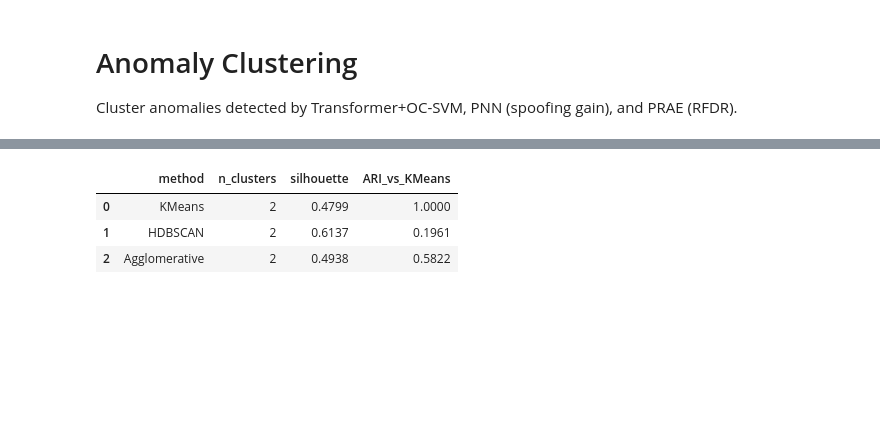
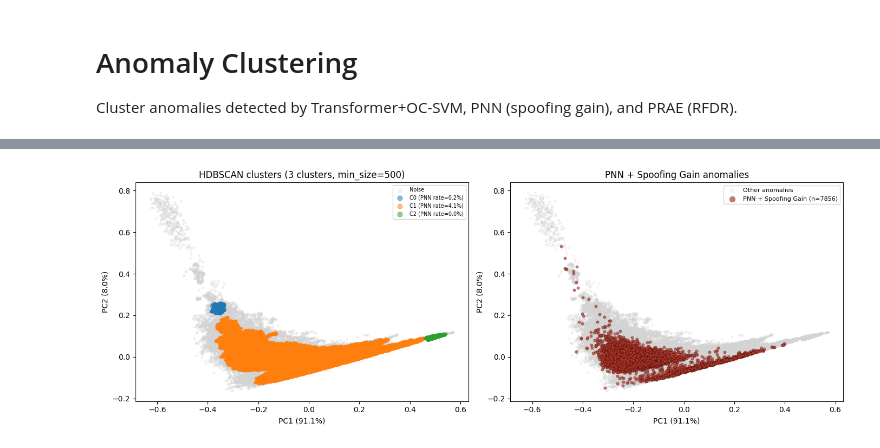
Before and after one commit to adonis107/MDS, a Jupyter notebook: notebooks/6. anomaly clustering.ipynb, the cells around one changed output, grey strips where cells are left out. Cells and saved outputs as stored; diff of their text form; code cells hidden in the pictures; blank space fills up the shorter version.

```diff
--- a/notebooks/6. anomaly clustering.ipynb
+++ b/notebooks/6. anomaly clustering.ipynb
@@ -467,39 +458,50 @@ display(mapping_df)
 # %%
-from sklearn.cluster import HDBSCAN as _HDBSCAN
-from sklearn.metrics import adjusted_rand_score
+pca = PCA(n_components=2, random_state=RANDOM_STATE)
+X_pca = pca.fit_transform(X_clust)
 
-min_cluster_size = max(5, n_anom_total // 20)
-hdbscan_model = _HDBSCAN(min_cluster_size=min_cluster_size)
-hdbscan_labels = hdbscan_model.fit_predict(X_clust)
-n_hdb_clusters = len(set(hdbscan_labels)) - (1 if -1 in hdbscan_labels else 0)
+CLUSTER_COLORS = plt.rcParams["axes.prop_cycle"].by_key()["color"]
 
-mask_valid = hdbscan_labels != -1
-sil_hdb = np.nan
-if mask_valid.sum() >= 2 and n_hdb_clusters >= 2:
-    sil_hdb = silhouette_score(X_clust[mask_valid], hdbscan_labels[mask_valid])
+fig, axes = plt.subplots(1, 2, figsize=(14, 5))
 
-agg = AgglomerativeClustering(n_clusters=best_k, linkage="ward")
-agg_labels = agg.fit_predict(X_clust)
-sil_agg = silhouette_score(X_clust, agg_labels)
+# --- Left panel: HDBSCAN clusters ---
+for c in unique_clusters:
+    mask = cluster_labels == c
+    if c == -1:
+        axes[0].scatter(
+            X_pca[mask, 0], X_pca[mask, 1],
+            s=6, alpha=0.25, color="lightgrey", label="Noise",
+        )
+    else:
+        axes[0].scatter(
+            X_pca[mask, 0], X_pca[mask, 1],
+            s=10, alpha=0.5,
+            color=CLUSTER_COLORS[c % len(CLUSTER_COLORS)],
+            label=cluster_names[c],
+        )
+axes[0].set_xlabel(f"PC1 ({pca.explained_variance_ratio_[0]:.1%})")
+axes[0].set_ylabel(f"PC2 ({pca.explained_variance_ratio_[1]:.1%})")
+axes[0].set_title(f"HDBSCAN clusters ({n_hdb_clusters} clusters, min_size={min_cluster_size})")
+axes[0].legend(fontsize=7, markerscale=2)
 
-ari = adjusted_rand_score(cluster_labels, agg_labels)
-ari_hdb = np.nan
-if n_hdb_clusters >= 2 and mask_valid.sum() > 0:
-    ari_hdb = adjusted_rand_score(
-        cluster_labels[mask_valid], hdbscan_labels[mask_valid]
-    )
+# Right panel: PNN + Spoofing Gain overlay
+pnn_mask = preds_anom["pnn"].astype(bool)
+non_pnn_mask = ~pnn_mask
 
-comparison_df = pd.DataFrame(
-    {
-        "method": ["KMeans", "HDBSCAN", "Agglomerative"],
-        "n_clusters": [best_k, n_hdb_clusters, best_k],
-        "silhouette": [kmeans_results[best_k]["silhouette"], sil_hdb, sil_agg],
-        "ARI_vs_KMeans": [1.0, ari_hdb, ari],
-    }
+axes[1].scatter(
+    X_pca[non_pnn_mask, 0], X_pca[non_pnn_mask, 1],
+    s=6, alpha=0.2, color="lightgrey", label="Other anomalies",
 )
-display(comparison_df.round(4))
+axes[1].scatter(
+    X_pca[pnn_mask, 0], X_pca[pnn_mask, 1],
+    s=14, alpha=0.7, color="#c0392b", edgecolors="black", linewidths=0.3,
+    label=f"PNN + Spoofing Gain (n={pnn_mask.sum()})",
+)
+axes[1].set_xlabel(f"PC1 ({pca.explained_variance_ratio_[0]:.1%})")
+axes[1].set_ylabel(f"PC2 ({pca.explained_variance_ratio_[1]:.1%})")
+axes[1].set_title("PNN + Spoofing Gain anomalies")
+axes[1].legend(fontsize=8, markerscale=2)
+
+plt.tight_layout()
+plt.show()
 # %% [output]
-|  | method | n_clusters | silhouette | ARI_vs_KMeans |
-| 0 | KMeans | 2 | 0.4799 | 1.0000 |
-| 1 | HDBSCAN | 2 | 0.6137 | 0.1961 |
-| 2 | Agglomerative | 2 | 0.4938 | 0.5822 |
+[figure, added]
```
Also changed, not shown: parts of 15 cells of this notebook, 1 other file.
